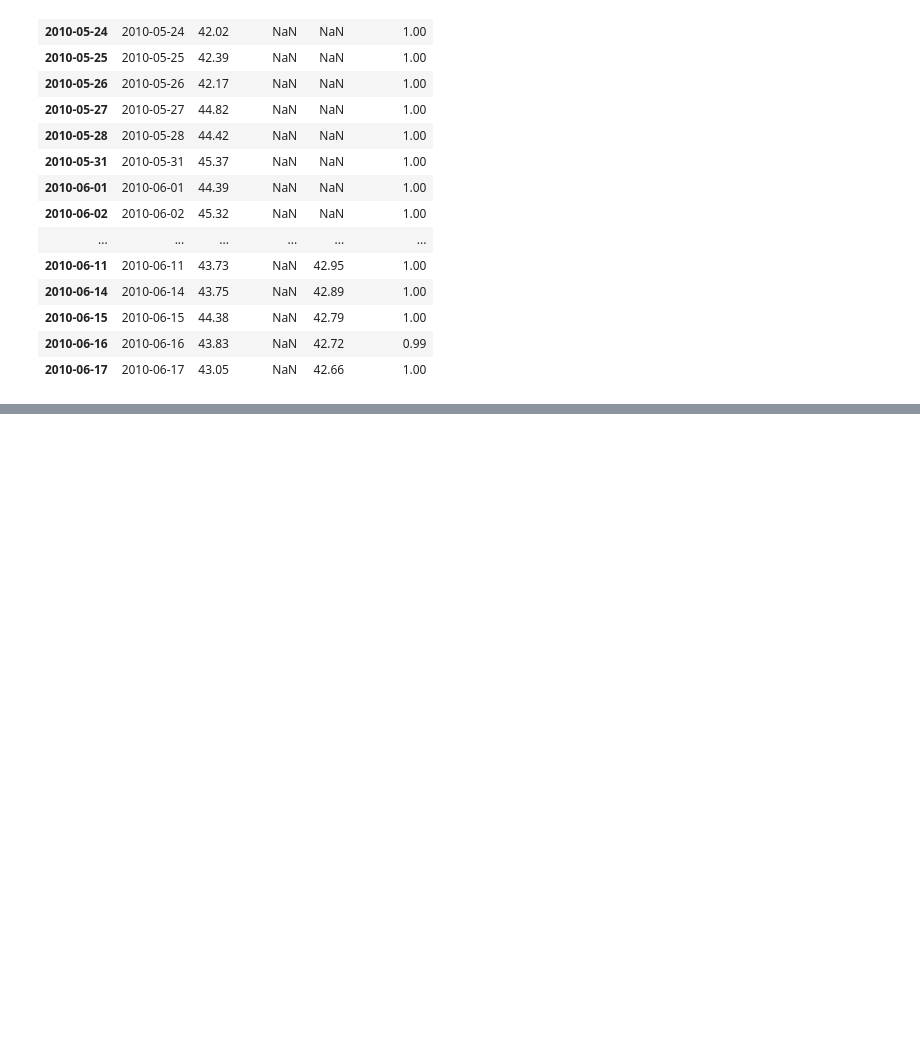
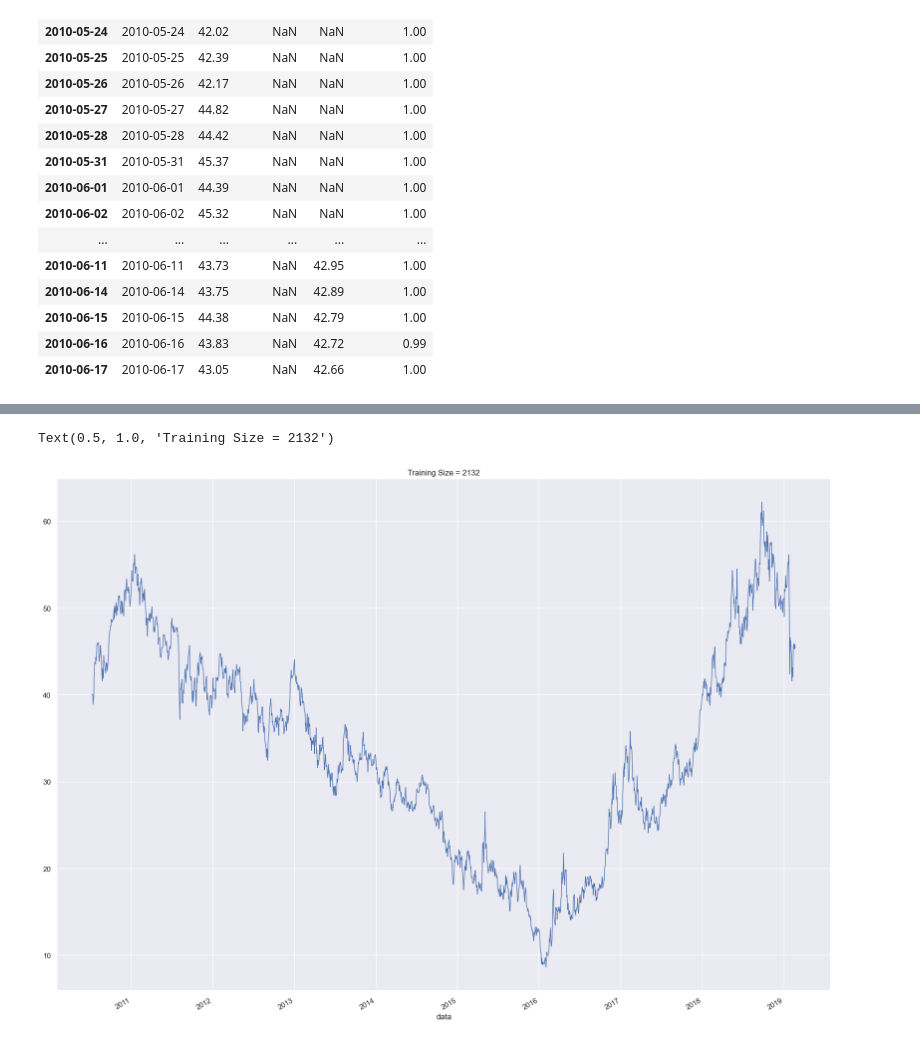
Before and after one commit to shubham8all/Time-Series-Data-Forecasting---StockMarket, a Jupyter notebook: notebooks/Preprocessing and Data Exploration.ipynb, the cells around one changed output, grey strips where cells are left out. Saved outputs shown, nothing was run; the diff lists cells and outputs as text; code cells hidden in the pictures; blank space fills up the shorter version.

```diff
--- a/notebooks/Preprocessing and Data Exploration.ipynb
+++ b/notebooks/Preprocessing and Data Exploration.ipynb
@@ -669,0 +724,4 @@ ValueError: Length of values (2465) does not match length of index (2495)
+# %%
+%%time
+df_vale3 = pd.read_csv('Data/df_vale3_cleansing.csv', encoding='utf8', delimiter=',', parse_dates=True, index_col=0, verbose=True)
+df_vale3.head(10)
@@ -669,0 +748,9 @@ ValueError: Length of values (2465) does not match length of index (2495)
+# %%
+size_train = 2132
+size_test = 313
+print(size_train)
+print(size_test)
+
+df_train = df_vale3['price'].iloc[:size_train]
+df_test = df_vale3['price'].iloc[size_train:]
+df_train.tail()
@@ -669,0 +767,7 @@ ValueError: Length of values (2465) does not match length of index (2495)
+# %%
+df_train.plot(linewidth=1)
+plt.grid(True)
+plt.title(f'Training Size = {len(df_train)}')
+# %% [output]
+Text(0.5, 1.0, 'Training Size = 2132')
+[figure, added]
```
Also changed, not shown: parts of 54 cells of this notebook.
